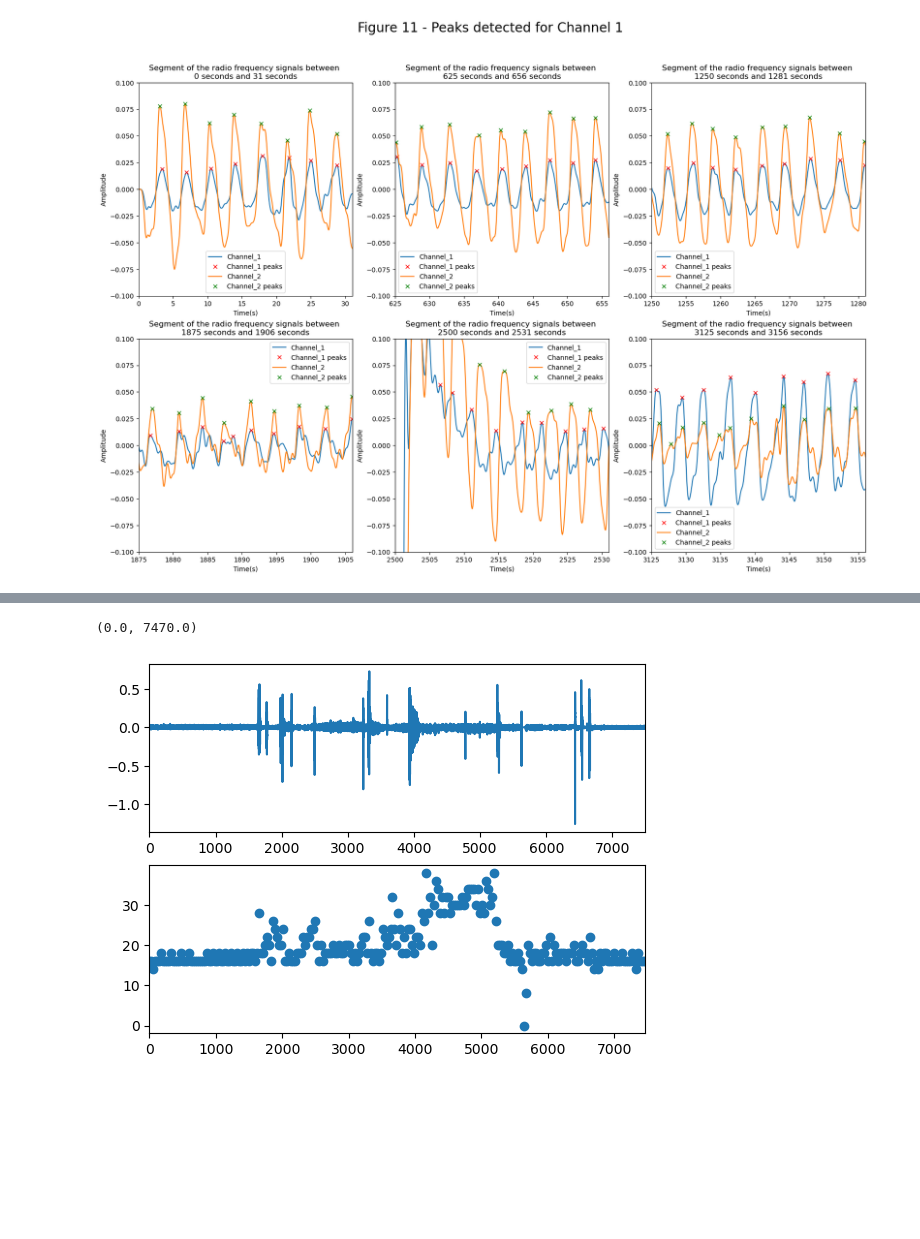
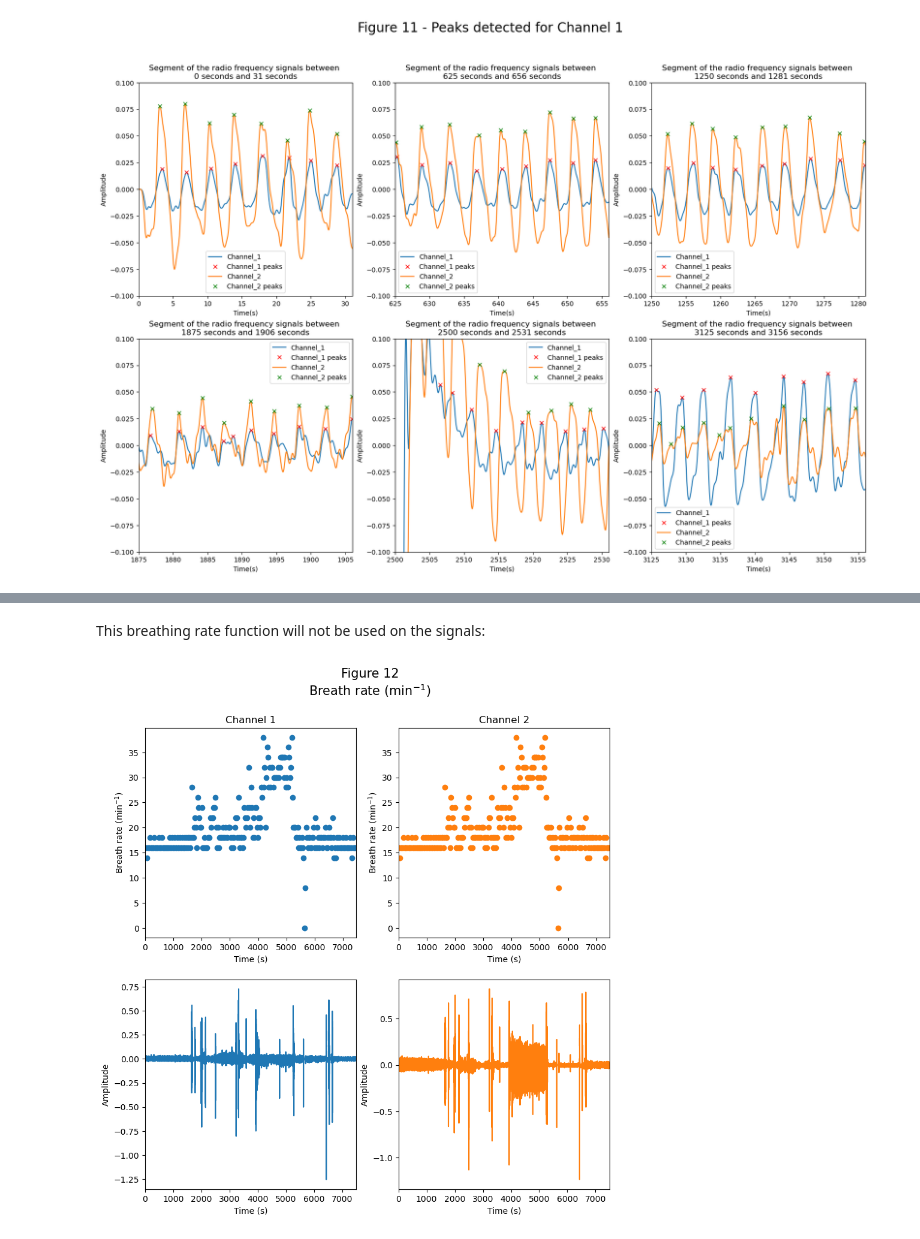
Before and after one commit to AoibheT-H/Algorithm_Challenge, a Jupyter notebook: Aoibhe_Turner_Heaney_Algorithm_Challenge.ipynb, the cells around one changed output, grey strips where cells are left out. Drawn from its saved outputs; the diff is of its cells as text; code cells hidden in the pictures; blank space fills up the shorter version.

```diff
--- a/Aoibhe_Turner_Heaney_Algorithm_Challenge.ipynb
+++ b/Aoibhe_Turner_Heaney_Algorithm_Challenge.ipynb
@@ -491,15 +506,6 @@ def breath_30_sec_avg_rate(sig, duration_seconds, sig_peaks, fs):
         num_of_breaths_30sec = len(np.where(np.logical_and(sig_peaks>=i, sig_peaks<=i+analysis_window))[0])
         avg_num_breath_30_sec = num_of_breaths_30sec/duration_seconds # get breath per second
         breath_rate_per_min.append(avg_num_breath_30_sec*60) # 30 seconds * 2 is 60 seconds = 1 minute
+        rate_time_axis = range(0, len(breath_rate_per_min)*duration_seconds, duration_seconds)
 
-    rate_time_axis = range(0, len(breath_rate_per_min)*duration_seconds, duration_seconds)
-
-    plt.figure(figsize=(10,6)).suptitle('Figure 12\nBreath rate ($\mathregular{min^{-1}}$) for Channel 1', fontsize=15)
-
-    plt.plot(rate_time_axis,  breath_rate_per_min, 'o')
-    plt.ylabel('Breath rate ($\mathregular{min^{-1}}$)')
-    plt.xlabel('Time (s)')
-    plt.xlim([0, rate_time_axis[-1]])
-    plt.show()
-
-    return breath_rate_per_min
+    return rate_time_axis, breath_rate_per_min
@@ -511,12 +512,39 @@ breath_per_min_LP_filtered_avg_sig_1 =  breath_30_sec_avg_rate(LP_filtered_avg_s
-# %%
-plt.subplot(2, 1, 1)
-plt.plot(time_axis, LP_filtered_avg_sig_1, color="#1f77b4")
-plt.xlim([0, time_axis[-1]])
-
-plt.subplot(2, 1, 2)
-plt.plot(rate_time_axis,  breath_rate_per_min, 'o')
-plt.xlim([0, rate_time_axis[-1]])
-# %% [output]
-(0.0, 7470.0)
-[figure, removed]
+# %% [markdown]
+This breathing rate function will not be used on the signals:
+# %%
+duration_seconds = 30 # seconds
+rate_time_axis_1, breath_per_min_LP_filtered_avg_sig_1 =  breath_30_sec_avg_rate(LP_filtered_avg_sig_1, duration_seconds, peaks_detected_LP_avg_sig_1, fs)
+rate_time_axis_2, breath_per_min_LP_filtered_avg_sig_2 =  breath_30_sec_avg_rate(LP_filtered_avg_sig_2, duration_seconds, peaks_detected_LP_avg_sig_2, fs)
+
+
+plt.figure(figsize=(10,10)).suptitle('Figure 12\nBreath rate ($\mathregular{min^{-1}}$)', fontsize=15)
+
+plt.subplot(2, 2, 1)
+plt.plot(rate_time_axis_1,  breath_per_min_LP_filtered_avg_sig_1, 'o', color="#1f77b4")
+plt.title('Channel 1')
+plt.ylabel('Breath rate ($\mathregular{min^{-1}}$)')
+plt.xlabel('Time (s)')
+plt.xlim([0, rate_time_axis_1[-1]])
+
+plt.subplot(2, 2, 2)
+plt.plot(rate_time_axis_2,  breath_per_min_LP_filtered_avg_sig_1, 'o', color="#ff7f0e")
+plt.title('Channel 2')
+plt.ylabel('Breath rate ($\mathregular{min^{-1}}$)')
+plt.xlabel('Time (s)')
+plt.xlim([0, rate_time_axis_2[-1]])
+
+plt.subplot(2, 2, 3)
+plt.plot(time_axis, LP_filtered_avg_sig_1, color="#1f77b4")
+plt.xlim([0, time_axis[-1]])
+plt.xlabel('Time (s)')
+plt.ylabel('Amplitude')
+
+plt.subplot(2, 2, 4)
+plt.plot(time_axis, LP_filtered_avg_sig_2, color="#ff7f0e")
+plt.xlim([0, time_axis[-1]])
+plt.xlabel('Time (s)')
+plt.ylabel('Amplitude')
+plt.show()
+# %% [output]
+[figure, added]
 # %% [markdown]
```
Also changed, not shown: parts of 25 cells of this notebook.
